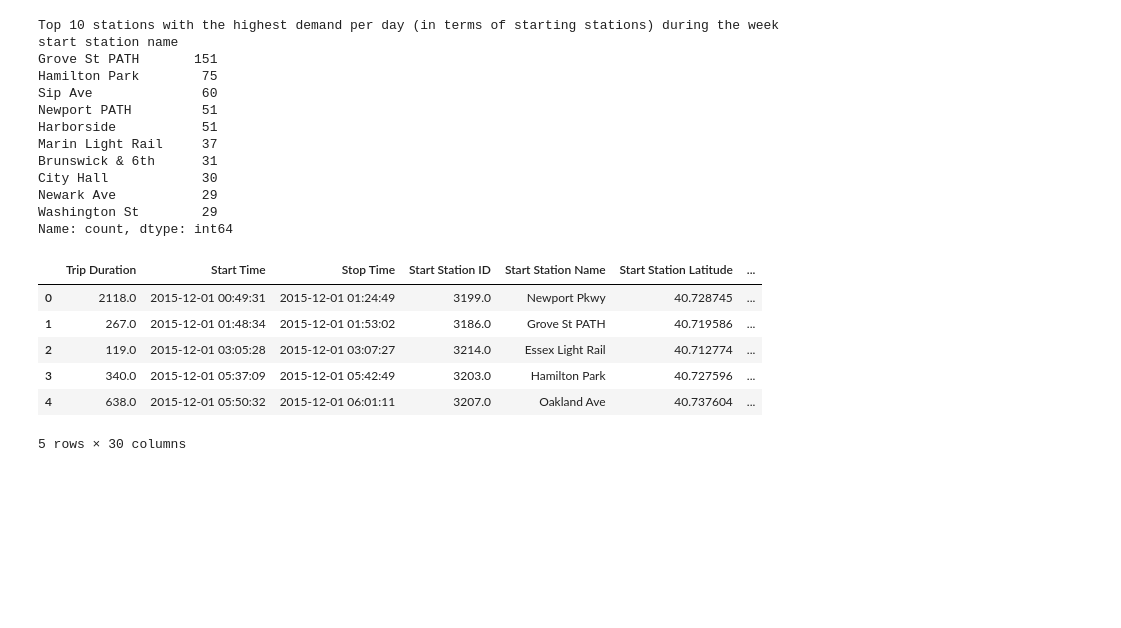
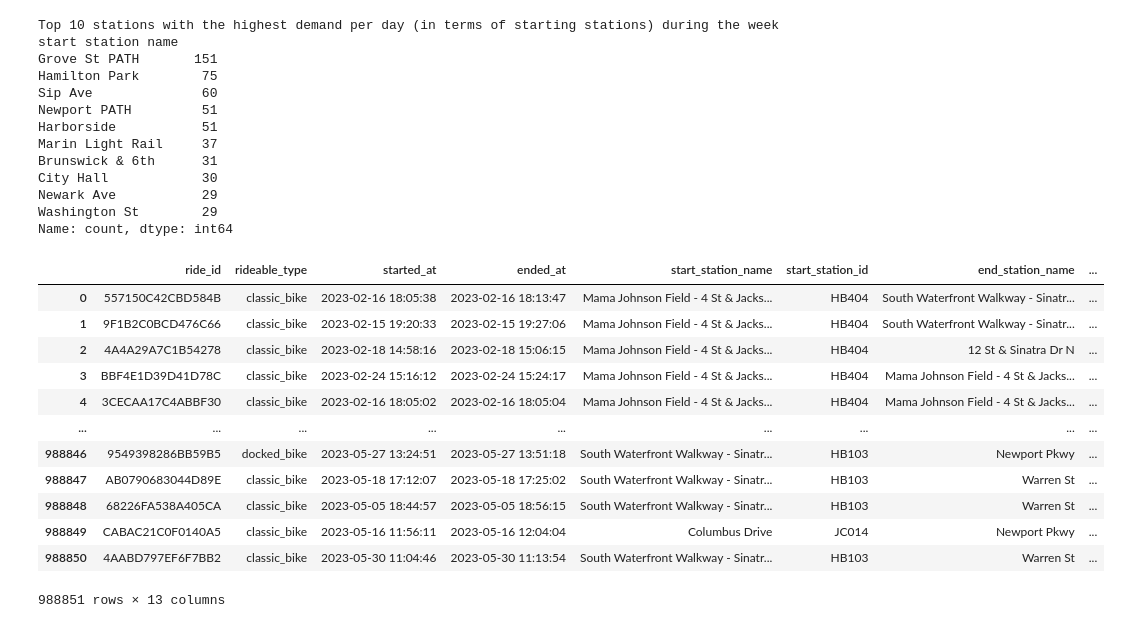
Before and after one commit to lukasschirren/nyc_bike_rental, a Jupyter notebook: Auriane_Workspace.ipynb, the cells around one changed output. Cells and saved outputs as stored; diff of their text form; code cells hidden in the pictures; blank space fills up the shorter version.

```diff
--- a/Auriane_Workspace.ipynb
+++ b/Auriane_Workspace.ipynb
@@ -253,13 +269,31 @@ City Hall            30
 Newark Ave           29
 Washington St        29
 Name: count, dtype: int64
-# %%
-combined_data.head()
-# %% [output]
-|  | Trip Duration | Start Time | Stop Time | Start Station ID | Start Station Name | Start Station Latitude | ... |
-| 0 | 2118.0 | 2015-12-01 00:49:31 | 2015-12-01 01:24:49 | 3199.0 | Newport Pkwy | 40.728745 | ... |
-| 1 | 267.0 | 2015-12-01 01:48:34 | 2015-12-01 01:53:02 | 3186.0 | Grove St PATH | 40.719586 | ... |
-| 2 | 119.0 | 2015-12-01 03:05:28 | 2015-12-01 03:07:27 | 3214.0 | Essex Light Rail | 40.712774 | ... |
-| 3 | 340.0 | 2015-12-01 05:37:09 | 2015-12-01 05:42:49 | 3203.0 | Hamilton Park | 40.727596 | ... |
-| 4 | 638.0 | 2015-12-01 05:50:32 | 2015-12-01 06:01:11 | 3207.0 | Oakland Ave | 40.737604 | ... |
-5 rows × 30 columns
+# %%
+# Open only 2023
+
+current_directory = os.getcwd()
+file_name = "data/2023"
+folder_path = os.path.join(current_directory, file_name)
+
+data_2023 = combine_csv_files(folder_path)
+data_2023
+
+# data_2019['start_lat'] = pd.to_numeric(data_2019["start_lat"])
+# data_2019['end_lat'] = pd.to_numeric(data_2019["end_lat"])
+# data_2019['start_lng'] = pd.to_numeric(data_2019["start_lng"])
+# data_2019['end_lng'] = pd.to_numeric(data_2019["end_lng"])
+# %% [output]
+|  | ride_id | rideable_type | started_at | ended_at | start_station_name | start_station_id | end_station_name | ... |
+| 0 | 557150C42CBD584B | classic_bike | 2023-02-16 18:05:38 | 2023-02-16 18:13:47 | Mama Johnson Field - 4 St & Jacks... | HB404 | South Waterfront Walkway - Sinatr... | ... |
+| 1 | 9F1B2C0BCD476C66 | classic_bike | 2023-02-15 19:20:33 | 2023-02-15 19:27:06 | Mama Johnson Field - 4 St & Jacks... | HB404 | South Waterfront Walkway - Sinatr... | ... |
+| 2 | 4A4A29A7C1B54278 | classic_bike | 2023-02-18 14:58:16 | 2023-02-18 15:06:15 | Mama Johnson Field - 4 St & Jacks... | HB404 | 12 St & Sinatra Dr N | ... |
+| 3 | BBF4E1D39D41D78C | classic_bike | 2023-02-24 15:16:12 | 2023-02-24 15:24:17 | Mama Johnson Field - 4 St & Jacks... | HB404 | Mama Johnson Field - 4 St & Jacks... | ... |
+| 4 | 3CECAA17C4ABBF30 | classic_bike | 2023-02-16 18:05:02 | 2023-02-16 18:05:04 | Mama Johnson Field - 4 St & Jacks... | HB404 | Mama Johnson Field - 4 St & Jacks... | ... |
+| ... | ... | ... | ... | ... | ... | ... | ... | ... |
+| 988846 | 9549398286BB59B5 | docked_bike | 2023-05-27 13:24:51 | 2023-05-27 13:51:18 | South Waterfront Walkway - Sinatr... | HB103 | Newport Pkwy | ... |
+| 988847 | AB0790683044D89E | classic_bike | 2023-05-18 17:12:07 | 2023-05-18 17:25:02 | South Waterfront Walkway - Sinatr... | HB103 | Warren St | ... |
+| 988848 | 68226FA538A405CA | classic_bike | 2023-05-05 18:44:57 | 2023-05-05 18:56:15 | South Waterfront Walkway - Sinatr... | HB103 | Warren St | ... |
+| 988849 | CABAC21C0F0140A5 | classic_bike | 2023-05-16 11:56:11 | 2023-05-16 12:04:04 | Columbus Drive | JC014 | Newport Pkwy | ... |
+| 988850 | 4AABD797EF6F7BB2 | classic_bike | 2023-05-30 11:04:46 | 2023-05-30 11:13:54 | South Waterfront Walkway - Sinatr... | HB103 | Warren St | ... |
+988851 rows × 13 columns
```
Also changed, not shown: parts of 2 cells of this notebook, 1 other file.
